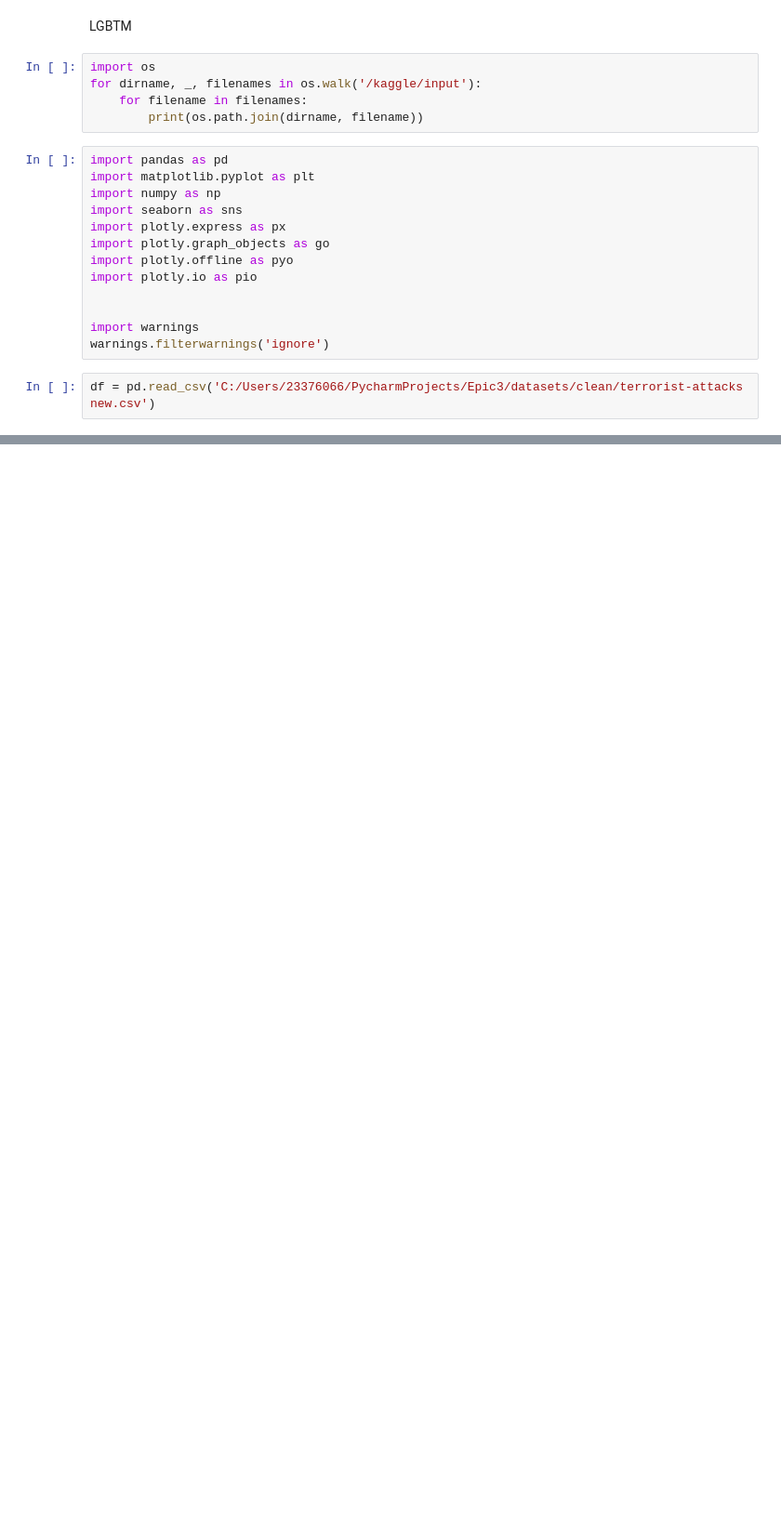
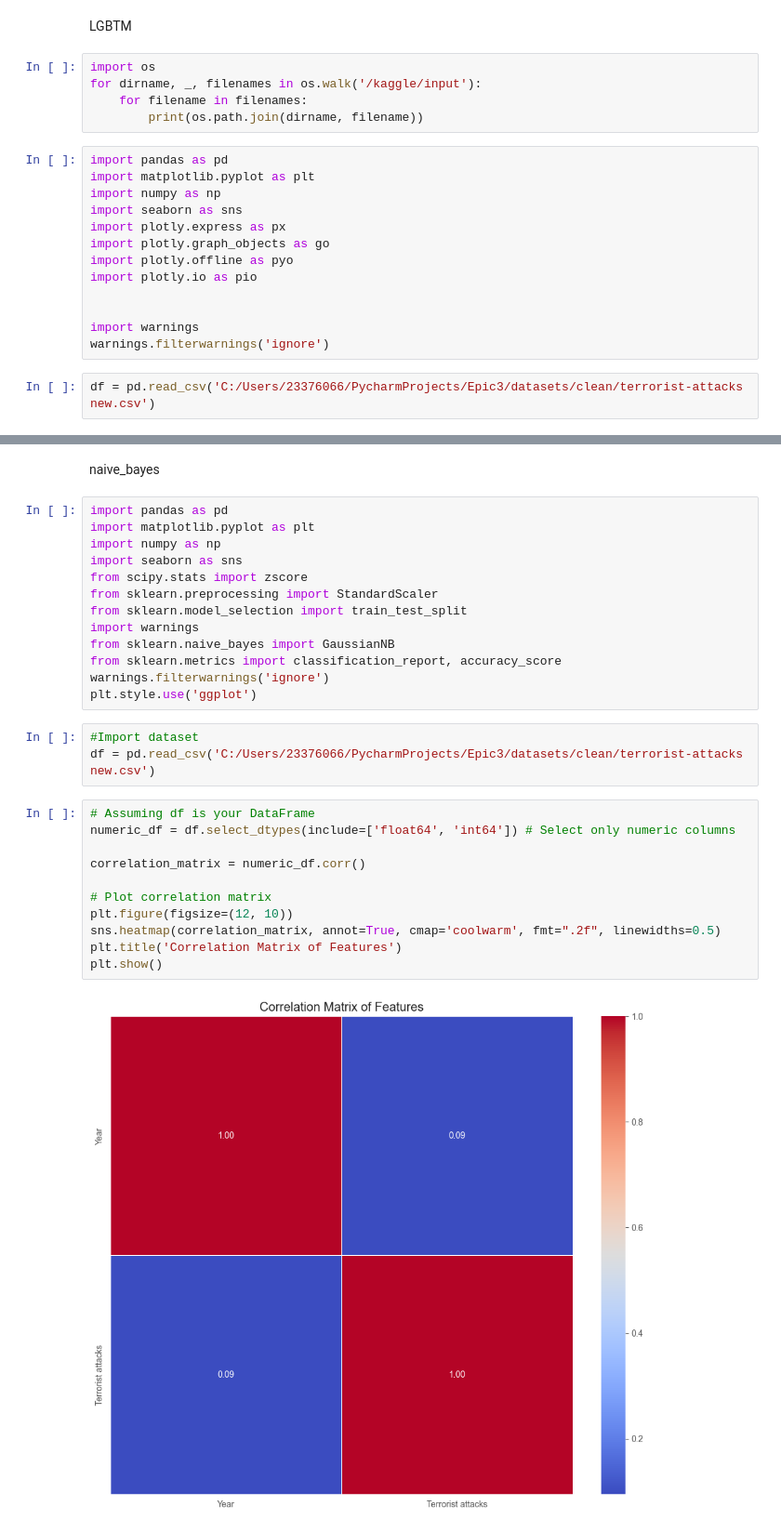
Before and after one commit to SyedFahimRahman/Epic3, a Jupyter notebook: Models/main.ipynb, the cells around one changed output, grey strips where cells are left out. Shown at 93% size. Drawn from its saved outputs; the diff is of its cells as text; blank space fills up the shorter version.

```diff
--- a/Models/main.ipynb
+++ b/Models/main.ipynb
@@ -33,0 +381,31 @@ print("Columns: " + str(cols))
+# %% [markdown]
+naive_bayes
+# %%
+import pandas as pd
+import matplotlib.pyplot as plt
+import numpy as np
+import seaborn as sns
+from scipy.stats import zscore
+from sklearn.preprocessing import StandardScaler
+from sklearn.model_selection import train_test_split
+import warnings
+from sklearn.naive_bayes import GaussianNB
+from sklearn.metrics import classification_report, accuracy_score
+warnings.filterwarnings('ignore')
+plt.style.use('ggplot')
+# %%
+#Import dataset
+df = pd.read_csv('C:/Users/23376066/PycharmProjects/Epic3/datasets/clean/terrorist-attacks new.csv')
+# %%
+# Assuming df is your DataFrame
+numeric_df = df.select_dtypes(include=['float64', 'int64']) # Select only numeric columns
+
+correlation_matrix = numeric_df.corr()
+
+# Plot correlation matrix
+plt.figure(figsize=(12, 10))
+sns.heatmap(correlation_matrix, annot=True, cmap='coolwarm', fmt=".2f", linewidths=0.5)
+plt.title('Correlation Matrix of Features')
+plt.show()
+# %% [output]
+[figure, added]
```
Also changed, not shown: parts of 38 cells of this notebook, 3 other files.
